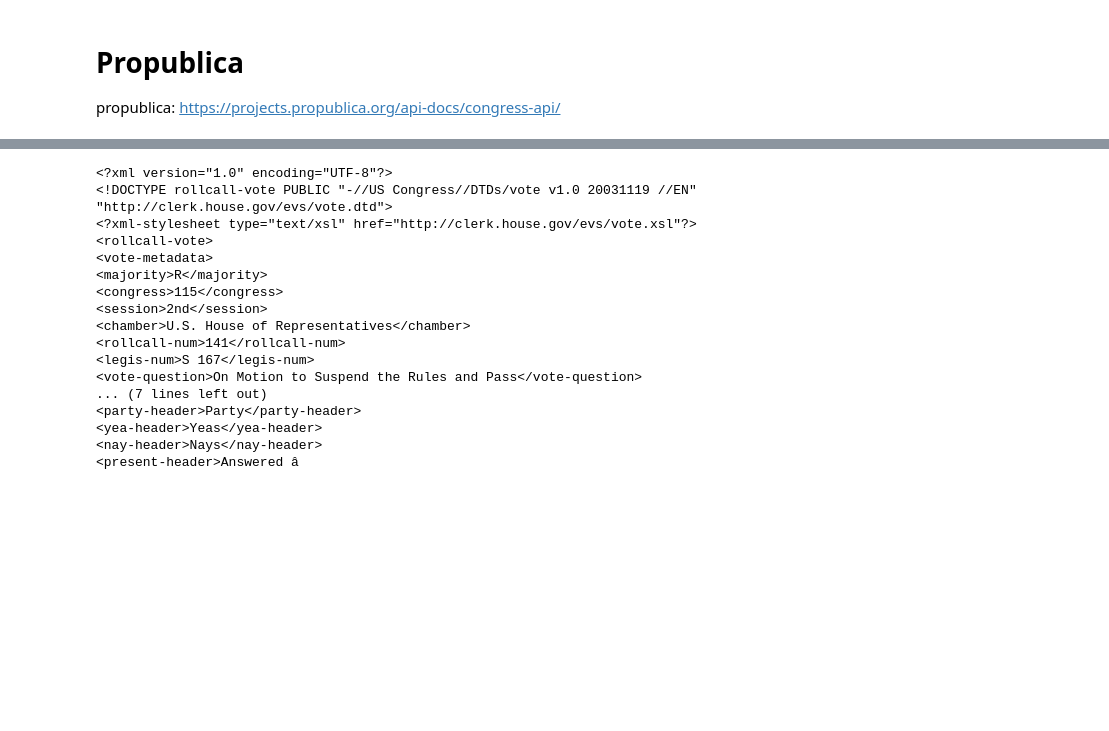
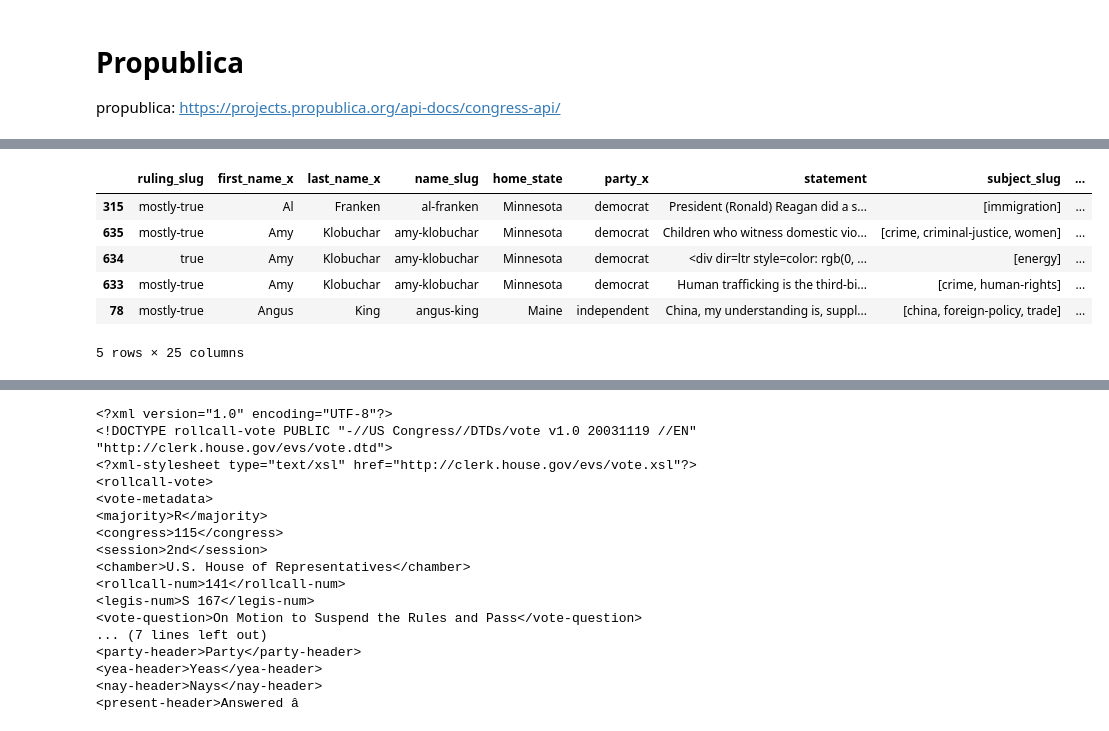
Before and after one commit to qcx201-nyu/PPDS, a Jupyter notebook: politician.ipynb, the cells around one changed output, grey strips where cells are left out. Cells and saved outputs as stored; diff of their text form; code cells hidden in the pictures; blank space fills up the shorter version.

```diff
--- a/politician.ipynb
+++ b/politician.ipynb
@@ -457,0 +496,14 @@ robert-brady
+# %%
+# Merge Senate and Misconduct
+df = pd.merge(politifact,senate,
+         how='inner',left_on='name_slug',right_on='name_slug')
+cols = df.columns[:len(politifact.columns)+10]
+df[cols].sort_values('name_slug').head()
+# %% [output]
+|  | ruling_slug | first_name_x | last_name_x | name_slug | home_state | party_x | statement | subject_slug | ... |
+| 315 | mostly-true | Al | Franken | al-franken | Minnesota | democrat | President (Ronald) Reagan did a s... | [immigration] | ... |
+| 635 | mostly-true | Amy | Klobuchar | amy-klobuchar | Minnesota | democrat | Children who witness domestic vio... | [crime, criminal-justice, women] | ... |
+| 634 | true | Amy | Klobuchar | amy-klobuchar | Minnesota | democrat | <div dir=ltr style=color: rgb(0, ... | [energy] | ... |
+| 633 | mostly-true | Amy | Klobuchar | amy-klobuchar | Minnesota | democrat | Human trafficking is the third-bi... | [crime, human-rights] | ... |
+| 78 | mostly-true | Angus | King | angus-king | Maine | independent | China, my understanding is, suppl... | [china, foreign-policy, trade] | ... |
+5 rows × 25 columns
```
Also changed, not shown: parts of 25 cells of this notebook.
